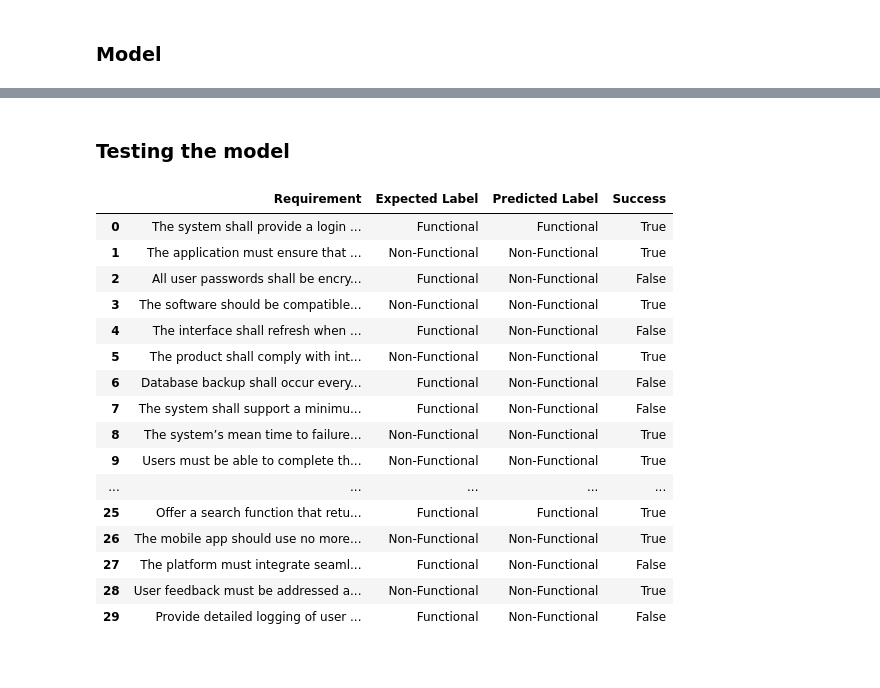
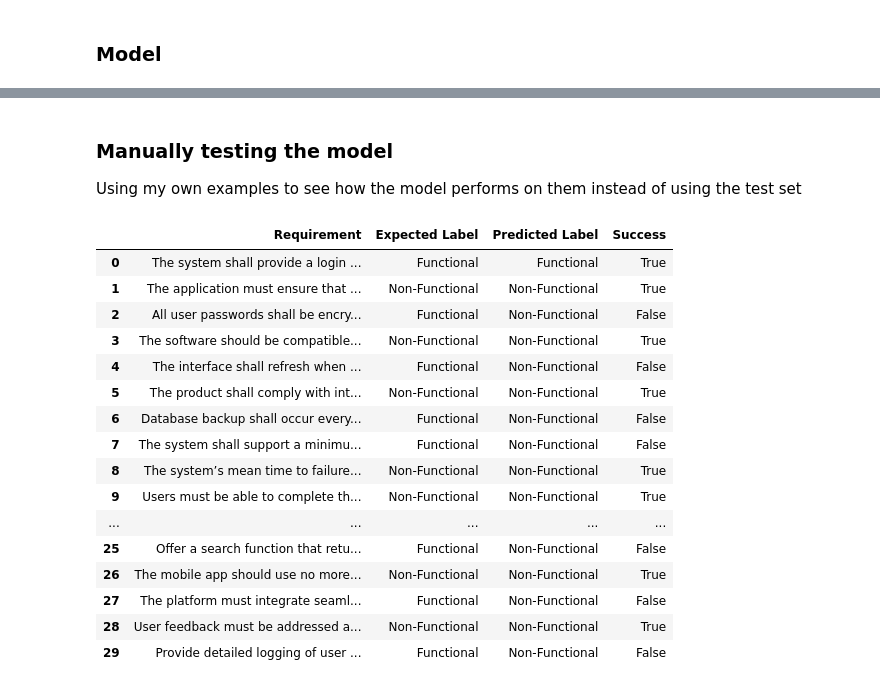
Before and after one commit to NickBres/SoftwareRequirementsClassification, a Jupyter notebook: LogR.ipynb, the cells around one changed output, grey strips where cells are left out. Saved outputs shown, nothing was run; the diff lists cells and outputs as text; code cells hidden in the pictures.

Commit message:
more experiments on logR

```diff
--- a/LogR.ipynb
+++ b/LogR.ipynb
@@ -110,6 +168,2 @@ X_train, X_test, y_train, y_test = train_test_split(X, y, test_size=0.3, random_
-# %%
-vectorizer = TfidfVectorizer()
-X_train = vectorizer.fit_transform(X_train)
-X_test = vectorizer.transform(X_test)
 # %% [markdown]
 ### Model
@@ -141,14 +300,10 @@ X_test = vectorizer.transform(X_test)
 # %%
-model = LogisticRegression(
-    C=10,  # Regularization strength
-    penalty='l2',  # Norm used in the penalization
-    solver='saga',  # Optimization algorithm
-    max_iter=200  # Maximum number of iterations for the optimization algorithm
-)
-pipe = make_pipeline(vectorizer, model)
-scores = cross_val_score(pipe, X, y, cv=5, scoring='accuracy')
-print("Accuracy for each fold: ", scores)
-average_accuracy = np.mean(scores)
-print("Average Cross-Validation Accuracy: {:.2f}%".format(average_accuracy * 100))
-model.fit(X_train,y_train)
+preprocessing_params = {
+    'lemmatize': False,
+    'delete_stopwords': False,
+    'with_numbers': True,
+    'normalize_numbers': False
+}
+ngram_range = (1, 2)
+model, vectorizer = run_experiment(df, preprocessing_params, ngram_range)
 # %% [output]
@@ -196,9 +324,16 @@ plt.show()
 # %% [markdown]
-### Testing the model
+### Manually testing the model
+Using my own examples to see how the model performs on them instead of using the test set
 # %%
-def predict_req(req, expected, model, vectorizer):
+def predict_req(req, expected, model, vectorizer, preprocessing_params):
     df = pd.DataFrame([req], columns=['Requirement'])
-    X = [' '.join(req_to_words(req)) for req in df['Requirement']]
+
+    lemmatize = preprocessing_params.get('lemmatize', True)
+    delete_stopwords = preprocessing_params.get('delete_stopwords', True)
+    with_numbers = preprocessing_params.get('with_numbers', True)
+    normalize_numbers = preprocessing_params.get('normalize_numbers', True)
+
+    X = [req_to_words(req, lemmatize=lemmatize, delete_stopwords=delete_stopwords, with_numbers=with_numbers, normalize_numbers=normalize_numbers) for req in df['Requirement']]
     X = vectorizer.transform(X)
 
     prediction = model.predict(X)
@@ -207,10 +342,10 @@ def predict_req(req, expected, model, vectorizer):
 
     return predicted_label, success
 # %%
-def summarize_predictions(examples, model, vectorizer):
+def summarize_predictions(examples, model, vectorizer , preprocessing_params):
     results = []
     for req, expected_label in examples:
-        predicted_label, success = predict_req(req, expected_label, model, vectorizer)
+        predicted_label, success = predict_req(req, expected_label, model, vectorizer, preprocessing_params)
         results.append({
             'Requirement': req,
             'Expected Label': expected_label,
@@ -252,22 +387,22 @@ examples = [
     ("Provide detailed logging of user actions to support auditing requirements.", 'Functional')
 ]
 # %%
-summary = summarize_predictions(examples, model, vectorizer)
+summary = summarize_predictions(examples, model, vectorizer, preprocessing_params)
 summary
 # %% [output]
 |  | Requirement | Expected Label | Predicted Label | Success |
 | 0 | The system shall provide a login ... | Functional | Functional | True |
 | 1 | The application must ensure that ... | Non-Functional | Non-Functional | True |
 | 2 | All user passwords shall be encry... | Functional | Non-Functional | False |
 | 3 | The software should be compatible... | Non-Functional | Non-Functional | True |
 | 4 | The interface shall refresh when ... | Functional | Non-Functional | False |
 | 5 | The product shall comply with int... | Non-Functional | Non-Functional | True |
 | 6 | Database backup shall occur every... | Functional | Non-Functional | False |
 | 7 | The system shall support a minimu... | Functional | Non-Functional | False |
 | 8 | The system’s mean time to failure... | Non-Functional | Non-Functional | True |
 | 9 | Users must be able to complete th... | Non-Functional | Non-Functional | True |
 | ... | ... | ... | ... | ... |
-| 25 | Offer a search function that retu... | Functional | Functional | True |
+| 25 | Offer a search function that retu... | Functional | Non-Functional | False |
 | 26 | The mobile app should use no more... | Non-Functional | Non-Functional | True |
 | 27 | The platform must integrate seaml... | Functional | Non-Functional | False |
 | 28 | User feedback must be addressed a... | Non-Functional | Non-Functional | True |
```
Also changed, not shown: parts of 18 cells of this notebook, 1 other file.
